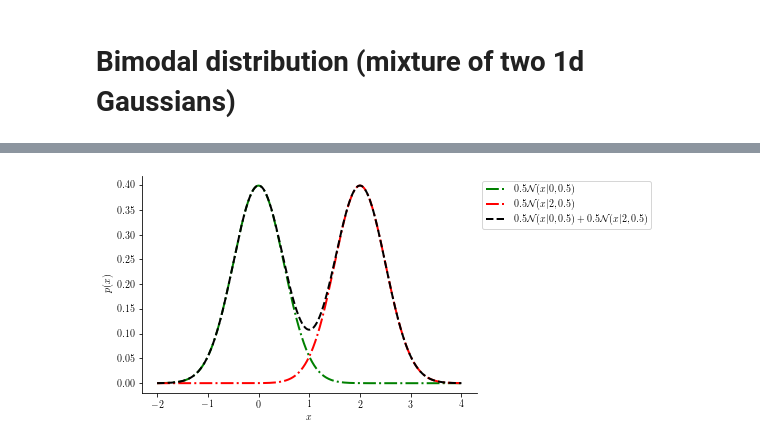
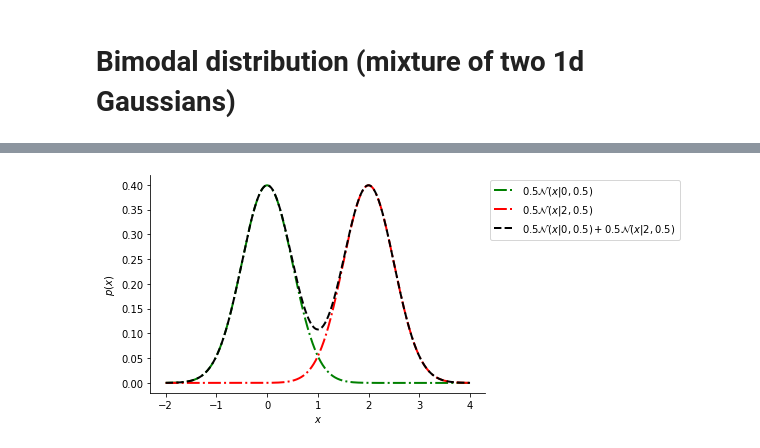
Before and after one commit to patel-zeel/pyprobml-dummy, a Jupyter notebook: notebooks/bimodal_dist_plot.ipynb, the cells around one changed output, grey strips where cells are left out. Cells and saved outputs as stored; diff of their text form; code cells hidden in the pictures.

```diff
--- a/notebooks/bimodal_dist_plot.ipynb
+++ b/notebooks/bimodal_dist_plot.ipynb
@@ -92,58 +83,68 @@ if dev_mode:
 # %%
 # Another example, with two modes
+def make_graph(ax,data,color=None, linestyle=None,label=None,xlabel=None,ylabel=None):
+
+    LINE_WIDTH = 2
+    x = data["x"]
+    weights = data["weights"]
+    distributions = data["distributions"]
+    p = sum(weights[i] * distributions[i].pdf(x) for i in range(len(distributions)))
+    ax.plot(
+        x,
+        p,
+        color = color,
+        linestyle=linestyle,
+        linewidth=LINE_WIDTH,
+        label= label,
+    )
+    plt.legend(bbox_to_anchor=(1, 1))
+    if xlabel:
+        plt.xlabel("$x$")
+    if ylabel:
+        plt.ylabel("$p(x)$")
+
+#data for both distributions
+data = dict()
 mu = [0, 2]
 sigma = [0.5, 0.5]
-n = [norm(loc=mu[i], scale=sigma[i]) for i in range(2)]
-w = [0.5, 0.5]
-xs = jnp.linspace(-2, 2 * mu[1], 600)
+weights = [0.5,0.5]
+data = {
+    "distributions" : [norm(loc=mu[i], scale=sigma[i]) for i in range(2)],
+    "weights": weights,
+    "x": jnp.linspace(-2, 2 * mu[1], 600)
+}
 
+#plot first distribution
 plt.figure()
+ax = plt.gca()
 
-# enable latex text
-plt.rc("text", usetex=True)
 
-# Plot first distribution
-linewidth_secondary = 2
-plt.plot(
-    xs,
-    w[0] * n[0].pdf(xs),
-    "g-.",
-    linewidth=linewidth_secondary,
-    label="$0.5\mathcal{N}(x|0,0.5)$",
-)
+mu = [0]
+sigma = [0.5]
+data1 = {
+    "distributions" : [norm(loc=mu[i], scale=sigma[i]) for i in range(1)],
+    "weights": [data["weights"][0]],
+    "x": data["x"]
+}
+make_graph(ax,data1,color="g",linestyle="dashdot",label="$0.5\mathcal{N}(x|0,0.5)$")
 
-# Plot second distribution
-plt.plot(
-    xs,
-    w[1] * n[1].pdf(xs),
-    "r-.",
-    linewidth=linewidth_secondary,
-    label="$0.5\mathcal{N}(x|2,0.5)$",
-)
+#plot second distribution
+data2 = dict()
+mu = [2]
+sigma = [0.5]
+data2 = {
+    "distributions" : [norm(loc=mu[i], scale=sigma[i]) for i in range(1)],
+    "weights": [data["weights"][0]],
+    "x": data["x"]
+}
+make_graph(ax,data2,color="r",linestyle="dashdot",label="$0.5\mathcal{N}(x|2,0.5)$")
 
-# plot final distribution
-linewidth = 2
-p = sum(w[i] * n[i].pdf(xs) for i in range(2))
-plt.plot(
-    xs,
-    p,
-    "k",
-    linestyle="dashed",
-    linewidth=linewidth,
-    label="$0.5\mathcal{N}(x|0,0.5) + 0.5\mathcal{N}(x|2,0.5)$",
-)
-plt.legend(bbox_to_anchor=(1, 1))
-
-# xlabel
-plt.xlabel("$x$")
-
-# ylabel
-plt.ylabel("$p(x)$")
+# Plot both distribution
+make_graph(ax,data,color="k",linestyle="dashed",label="$0.5\mathcal{N}(x|0,0.5) + 0.5\mathcal{N}(x|2,0.5)$",xlabel="$x$",ylabel="$p(x)$")
 
 # format axes
 sns.despine()
-
 if dev_mode:
     pml.savefig("bimodalDistribution_latexified.pdf")
 # %% [output]
-[figure, old version]
+[figure, new version]
```
Also changed, not shown: parts of 3 cells of this notebook, 2 other files.
